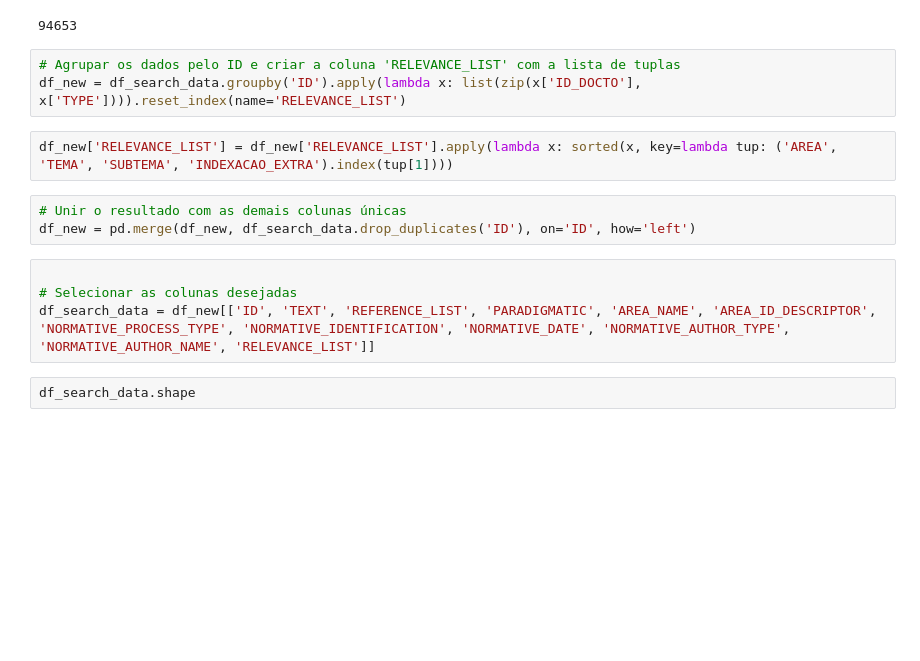
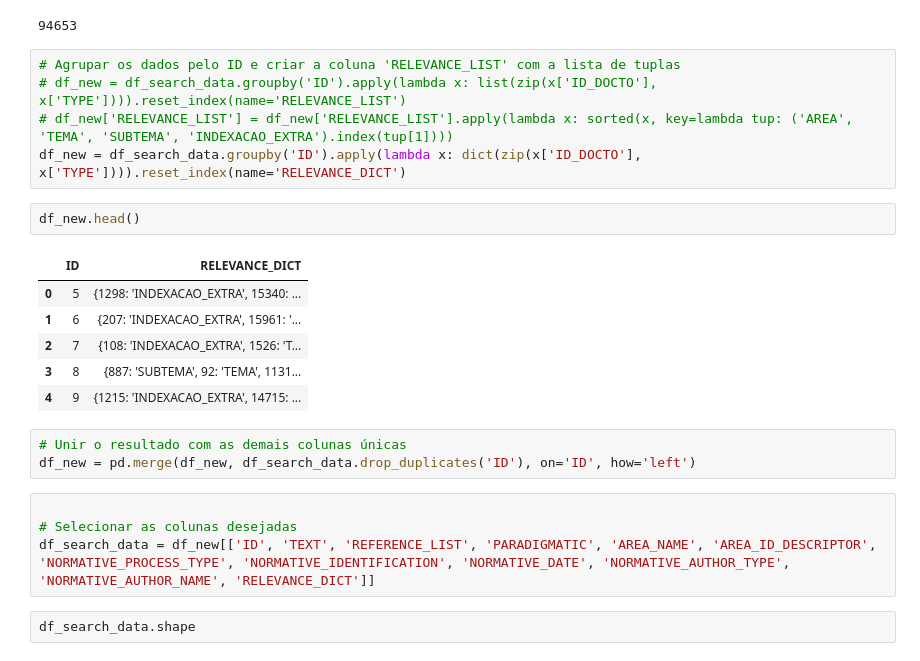
Before and after one commit to marcusborela/ind-ir, a Jupyter notebook: code/search_juris_tcu_index.ipynb, the cells around one changed output. Cells and saved outputs as stored; diff of their text form; blank space fills up the shorter version.

```diff
--- a/code/search_juris_tcu_index.ipynb
+++ b/code/search_juris_tcu_index.ipynb
@@ -93,16 +95,25 @@ df_search_data.shape[0]
 94653
 # %%
 # Agrupar os dados pelo ID e criar a coluna 'RELEVANCE_LIST' com a lista de tuplas
-df_new = df_search_data.groupby('ID').apply(lambda x: list(zip(x['ID_DOCTO'], x['TYPE']))).reset_index(name='RELEVANCE_LIST')
+# df_new = df_search_data.groupby('ID').apply(lambda x: list(zip(x['ID_DOCTO'], x['TYPE']))).reset_index(name='RELEVANCE_LIST')
+# df_new['RELEVANCE_LIST'] = df_new['RELEVANCE_LIST'].apply(lambda x: sorted(x, key=lambda tup: ('AREA', 'TEMA', 'SUBTEMA', 'INDEXACAO_EXTRA').index(tup[1])))
+df_new = df_search_data.groupby('ID').apply(lambda x: dict(zip(x['ID_DOCTO'], x['TYPE']))).reset_index(name='RELEVANCE_DICT')
-# %%
-df_new['RELEVANCE_LIST'] = df_new['RELEVANCE_LIST'].apply(lambda x: sorted(x, key=lambda tup: ('AREA', 'TEMA', 'SUBTEMA', 'INDEXACAO_EXTRA').index(tup[1])))
+# %%
+df_new.head()
+# %% [output]
+|  | ID | RELEVANCE_DICT |
+| 0 | 5 | {1298: 'INDEXACAO_EXTRA', 15340: ... |
+| 1 | 6 | {207: 'INDEXACAO_EXTRA', 15961: '... |
+| 2 | 7 | {108: 'INDEXACAO_EXTRA', 1526: 'T... |
+| 3 | 8 | {887: 'SUBTEMA', 92: 'TEMA', 1131... |
+| 4 | 9 | {1215: 'INDEXACAO_EXTRA', 14715: ... |
 # %%
 # Unir o resultado com as demais colunas únicas
 df_new = pd.merge(df_new, df_search_data.drop_duplicates('ID'), on='ID', how='left')
 # %%
 
 # Selecionar as colunas desejadas
-df_search_data = df_new[['ID', 'TEXT', 'REFERENCE_LIST', 'PARADIGMATIC', 'AREA_NAME', 'AREA_ID_DESCRIPTOR', 'NORMATIVE_PROCESS_TYPE', 'NORMATIVE_IDENTIFICATION', 'NORMATIVE_DATE', 'NORMATIVE_AUTHOR_TYPE', 'NORMATIVE_AUTHOR_NAME', 'RELEVANCE_LIST']]
+df_search_data = df_new[['ID', 'TEXT', 'REFERENCE_LIST', 'PARADIGMATIC', 'AREA_NAME', 'AREA_ID_DESCRIPTOR', 'NORMATIVE_PROCESS_TYPE', 'NORMATIVE_IDENTIFICATION', 'NORMATIVE_DATE', 'NORMATIVE_AUTHOR_TYPE', 'NORMATIVE_AUTHOR_NAME', 'RELEVANCE_DICT']]
 # %%
 df_search_data.shape
 # %% [output]
```
Also changed, not shown: parts of 24 cells of this notebook, 2 other files.
